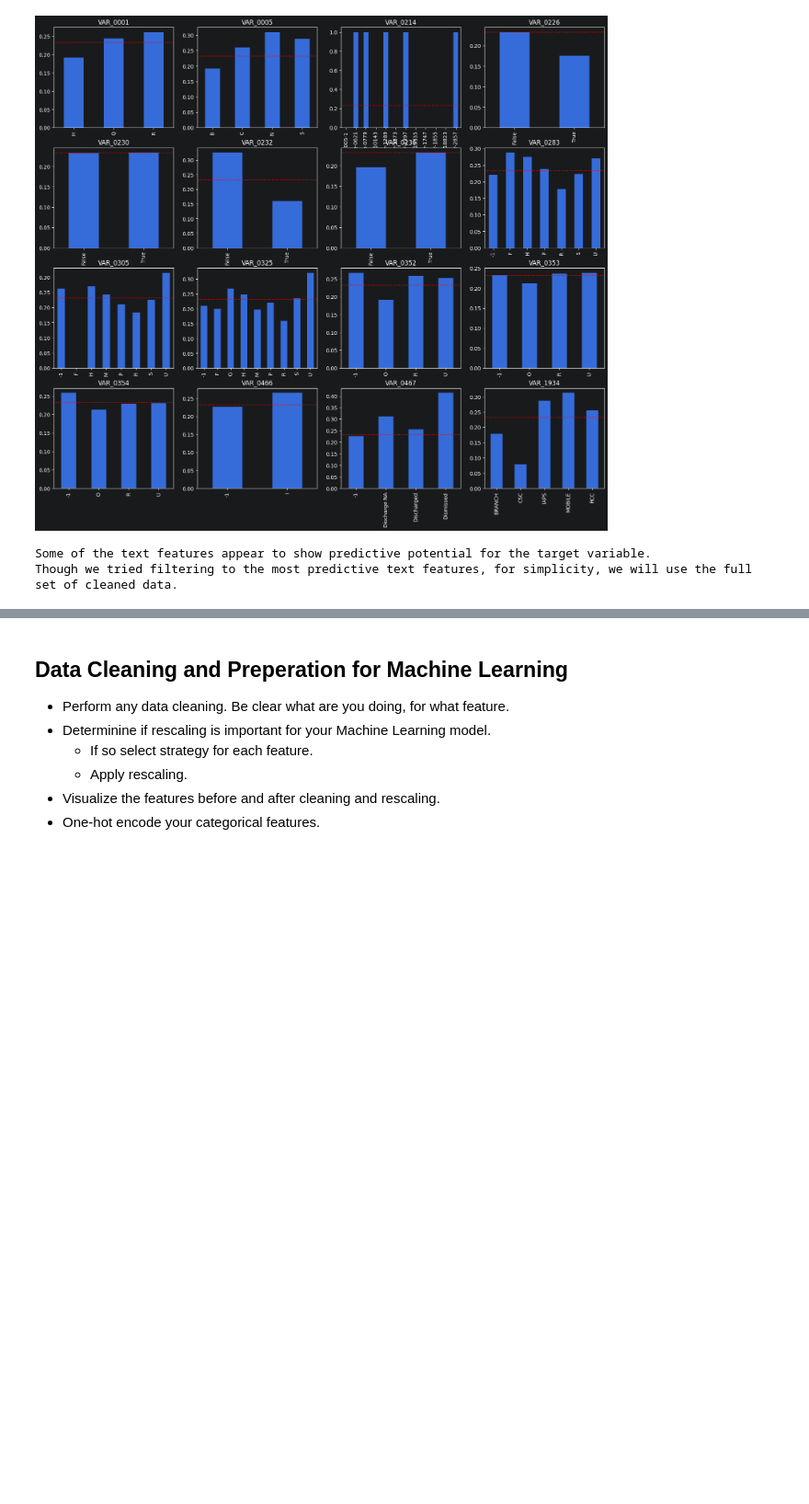
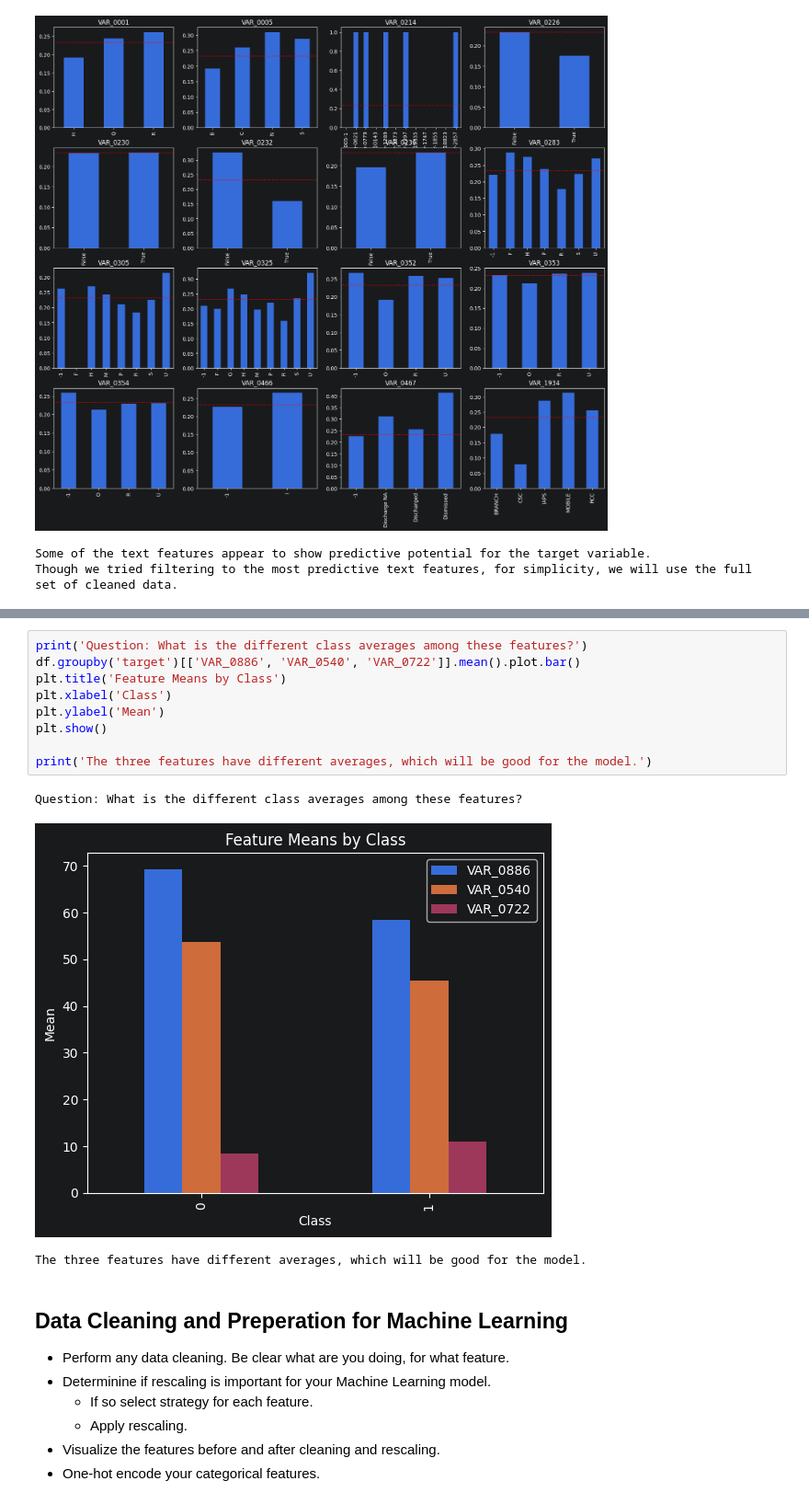
Before and after one commit to radtothebone/data-science-3402, a Jupyter notebook: Final Project/Group_4_Final_Project.ipynb, the cells around one changed output, grey strips where cells are left out. Shown at 92% size. Cells and saved outputs as stored; diff of their text form; blank space fills up the shorter version.

```diff
--- a/Final Project/Group_4_Final_Project.ipynb
+++ b/Final Project/Group_4_Final_Project.ipynb
@@ -270,3 +302,16 @@ Though we tried filtering to the most predictive text features, for simplicity,
+# %%
+print('Question: What is the different class averages among these features?')
+df.groupby('target')[['VAR_0886', 'VAR_0540', 'VAR_0722']].mean().plot.bar()
+plt.title('Feature Means by Class')
+plt.xlabel('Class')
+plt.ylabel('Mean')
+plt.show()
+
+print('The three features have different averages, which will be good for the model.')
+# %% [output]
+Question: What is the different class averages among these features?
+[figure, added]
+The three features have different averages, which will be good for the model.
 # %% [markdown]
 ## Data Cleaning and Preperation for Machine Learning
 
```
Also changed, not shown: parts of 15 cells of this notebook.
